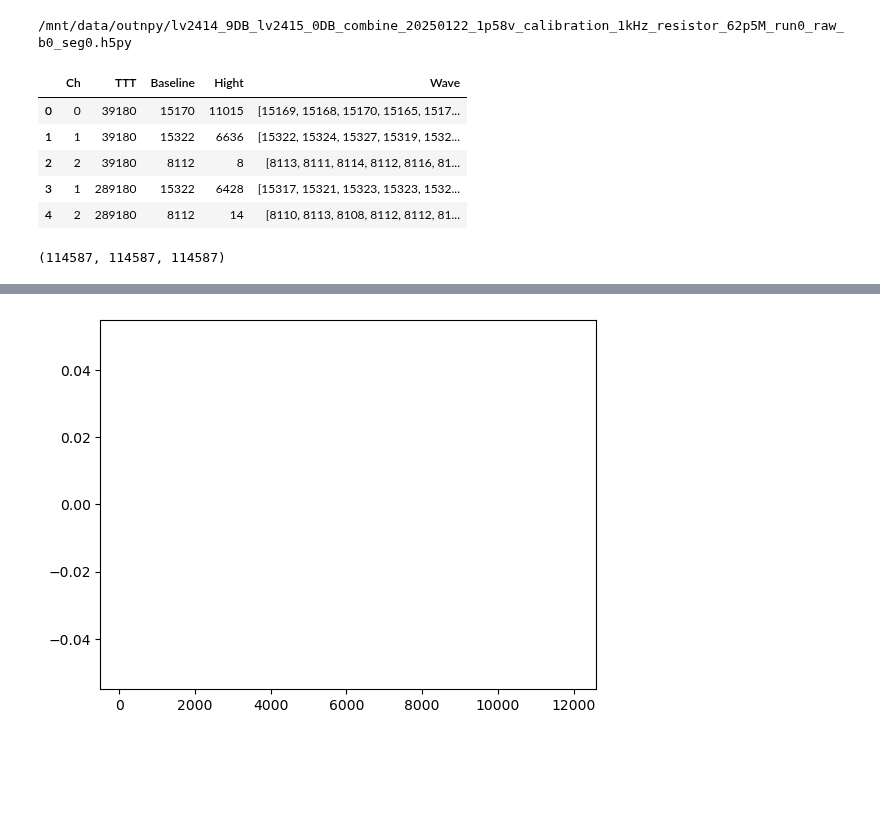
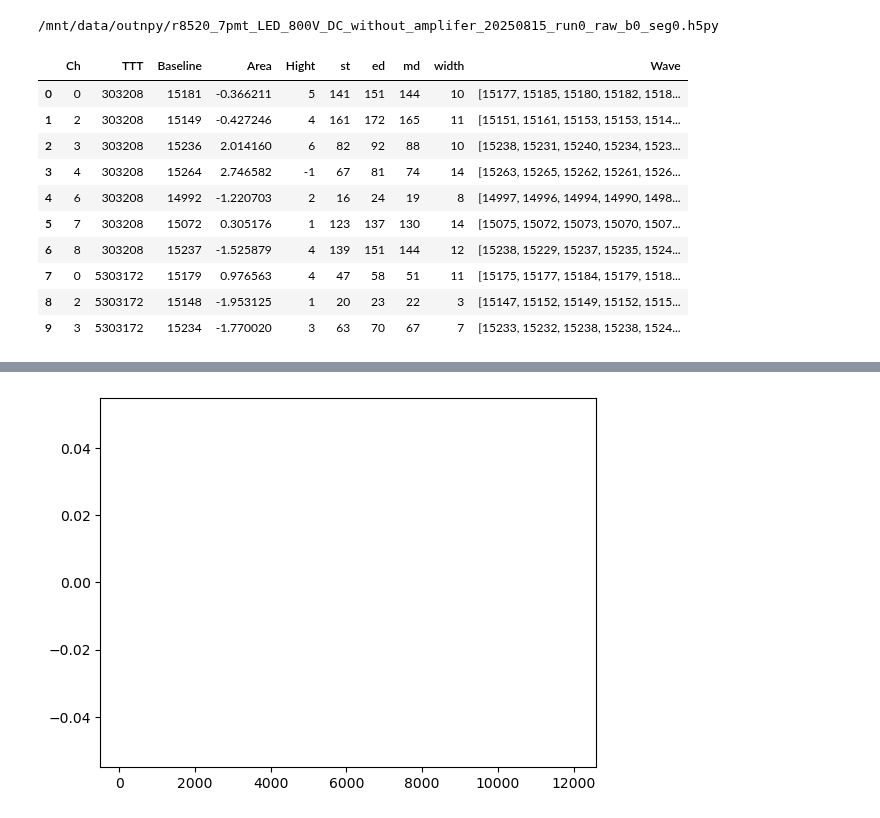
Before and after one commit to Westlake-University-Lsc-lab/ProcessLocalData, a Jupyter notebook: darkrate.ipynb, the cells around one changed output, grey strips where cells are left out. Drawn from its saved outputs; the diff is of its cells as text; code cells hidden in the pictures; blank space fills up the shorter version.

```diff
--- a/darkrate.ipynb
+++ b/darkrate.ipynb
@@ -100,50 +100,58 @@ import process_data as prc
 # f  = 'runlist/tpc_4pmt_fiberin_750_run3_processed'
 # f  ='runlist/tpc_4pmt_fiberin_800V_processed'
 # f  =  'runlist/tpc_4pmt_fiberin_750_run4_processed'
 
 # f  = 'runlist/tpc_1pmt_darkrate_20250626_processed'
 # f = 'runlist/tpc_2pmt_led_20250626_processed'
 # f = 'runlist/tpc_4pmt_darkrate_round2_processed'
 # f = 'runlist/tpc_4pmt_darkrate_800V_run0_processed'
 # f = 'runlist/tpc_4pmt_darkrate_800V_run9_processed'
 # f  =  'runlist/tpc_4pmt_led_self_trig_800adc_processed'
 
 # f = 'runlist/anode_dy7_gain_ratio_processed'
 
 # ff = 'runlist/anode_dy7_gain_ratio_fit_linear'
 # flist = ad.read_file_names(f)
 # df = ad.merge_files(flist)
 
 # files = ad.read_file_names(ff)
 # dff = ad.merge_files(files)
 # df.head()
 # f = 'outnpy/tpc_2pmt_20250708_anode_dy7_ratio_temp_2220K_LED_5p0V_1kHz_6DB_run1_raw_b0_seg0_single_gussain.h5py'
 
-f =  'runlist/wf_LED1p58V_processed'
+# f =  'runlist/wf_LED1p58V_processed'
+f ='runlist/pmt_test_7pcs_run1_processed'
 flist = ad.read_file_names(f)
 df = ad.merge_files(flist)
-df.head()
+df.head(10)
 # f1ms =  'runlist/timeconstant_wf_10ms'
 # flist1ms = ad.read_file_names(f1ms)
 # df1ms = ad.merge_files(flist1ms)
 # df1ms=df1ms[df1ms.Ch ==0]
 # df1ms.head(3)
 # %% [output]
-/mnt/data/outnpy/lv2414_9DB_lv2415_0DB_combine_20250122_1p58v_calibration_1kHz_resistor_62p5M_run0_raw_b0_seg0.h5py
+/mnt/data/outnpy/r8520_7pmt_LED_800V_DC_without_amplifer_20250815_run0_raw_b0_seg0.h5py
-|  | Ch | TTT | Baseline | Hight | Wave |
-| 0 | 0 | 39180 | 15170 | 11015 | [15169, 15168, 15170, 15165, 1517... |
-| 1 | 1 | 39180 | 15322 | 6636 | [15322, 15324, 15327, 15319, 1532... |
-| 2 | 2 | 39180 | 8112 | 8 | [8113, 8111, 8114, 8112, 8116, 81... |
-| 3 | 1 | 289180 | 15322 | 6428 | [15317, 15321, 15323, 15323, 1532... |
-| 4 | 2 | 289180 | 8112 | 14 | [8110, 8113, 8108, 8112, 8112, 81... |
+|  | Ch | TTT | Baseline | Area | Hight | st | ed | md | width | Wave |
+| 0 | 0 | 303208 | 15181 | -0.366211 | 5 | 141 | 151 | 144 | 10 | [15177, 15185, 15180, 15182, 1518... |
+| 1 | 2 | 303208 | 15149 | -0.427246 | 4 | 161 | 172 | 165 | 11 | [15151, 15161, 15153, 15153, 1514... |
+| 2 | 3 | 303208 | 15236 | 2.014160 | 6 | 82 | 92 | 88 | 10 | [15238, 15231, 15240, 15234, 1523... |
+| 3 | 4 | 303208 | 15264 | 2.746582 | -1 | 67 | 81 | 74 | 14 | [15263, 15265, 15262, 15261, 1526... |
+| 4 | 6 | 303208 | 14992 | -1.220703 | 2 | 16 | 24 | 19 | 8 | [14997, 14996, 14994, 14990, 1498... |
+| 5 | 7 | 303208 | 15072 | 0.305176 | 1 | 123 | 137 | 130 | 14 | [15075, 15072, 15073, 15070, 1507... |
+| 6 | 8 | 303208 | 15237 | -1.525879 | 4 | 139 | 151 | 144 | 12 | [15238, 15229, 15237, 15235, 1524... |
+| 7 | 0 | 5303172 | 15179 | 0.976563 | 4 | 47 | 58 | 51 | 11 | [15175, 15177, 15184, 15179, 1518... |
+| 8 | 2 | 5303172 | 15148 | -1.953125 | 1 | 20 | 23 | 22 | 3 | [15147, 15152, 15149, 15152, 1515... |
+| 9 | 3 | 5303172 | 15234 | -1.770020 | 3 | 63 | 70 | 67 | 7 | [15233, 15232, 15238, 15238, 1524... |
 # %%
 # f =  'runlist/wf_LED1p58V_processed'
 # flist = ad.read_file_names(f)
 # df = ad.merge_files(flist)
 
-df_0 = df[df.Ch ==0]
-df_1 = df[df.Ch ==1]
-df_2 = df[df.Ch ==2]
-len(df_0), len(df_1), len(df_2)
+df0 = df[df.Ch ==0]
+df2 = df[df.Ch ==2]
+df3 = df[df.Ch ==3]
+df4 = df[df.Ch ==4]
+df6 = df[df.Ch ==6]
+df7 = df[df.Ch ==7]
+df8= df[df.Ch ==8]
+# len(df_0), len(df_1), len(df_2)
-# %% [output]
-(114587, 114587, 114587)
```
Also changed, not shown: parts of 4 cells of this notebook.
